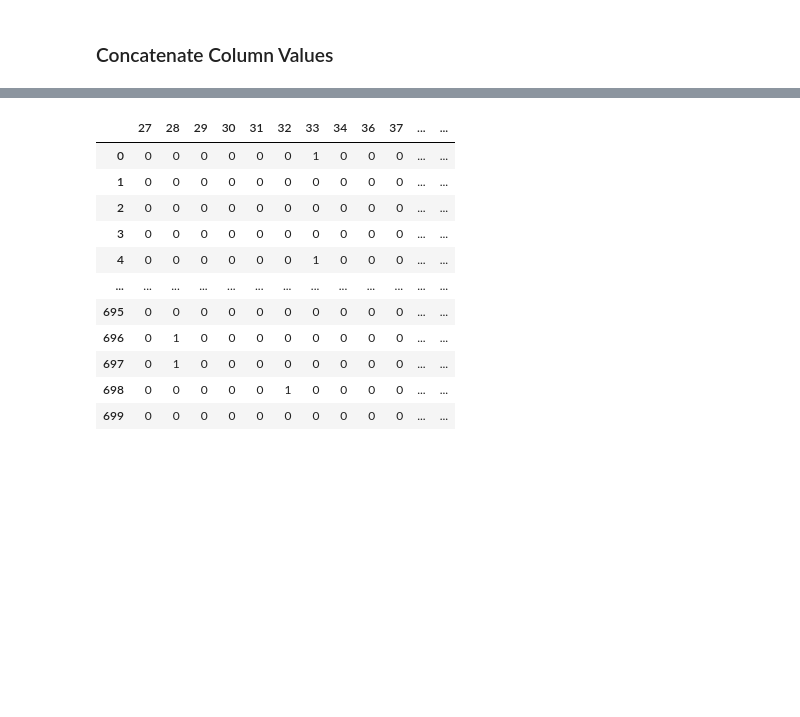
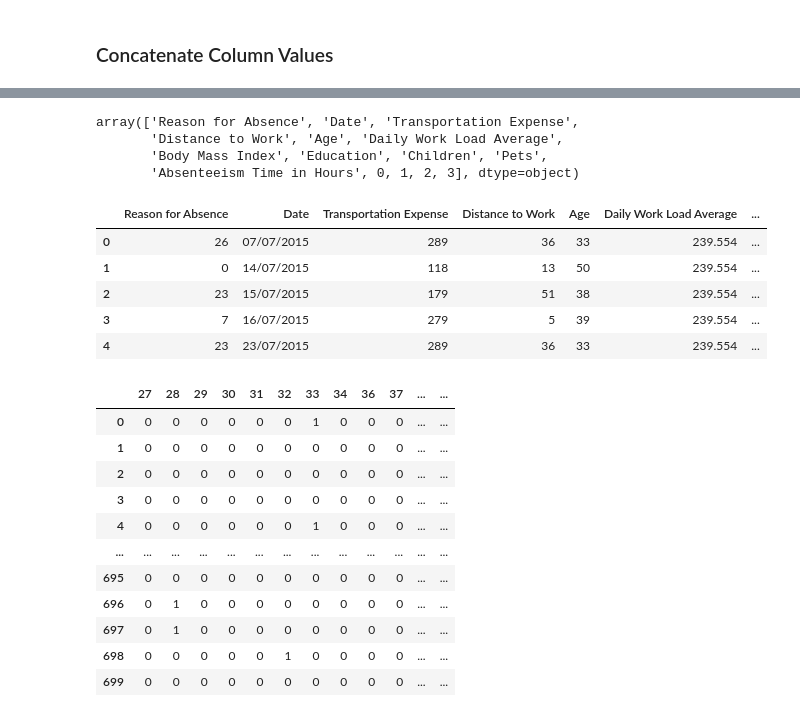
Before and after one commit to I-Sobe/absenteeism, a Jupyter notebook: script.ipynb, the cells around one changed output, grey strips where cells are left out. Cells and saved outputs as stored; diff of their text form; code cells hidden in the pictures; blank space fills up the shorter version.

Commit message:
Feat.Engineering: Renaming the new columns

```diff
--- a/script.ipynb
+++ b/script.ipynb
@@ -195,3 +209,27 @@ df
+# %%
+df.columns.values
+# %% [output]
+array(['Reason for Absence', 'Date', 'Transportation Expense',
+       'Distance to Work', 'Age', 'Daily Work Load Average',
+       'Body Mass Index', 'Education', 'Children', 'Pets',
+       'Absenteeism Time in Hours', 0, 1, 2, 3], dtype=object)
+# %%
+# renaming the last concatenated columns
+column_names = ['Reason for Absence', 'Date', 'Transportation Expense',
+       'Distance to Work', 'Age', 'Daily Work Load Average',
+       'Body Mass Index', 'Education', 'Children', 'Pets',
+       'Absenteeism Time in Hours', 'Reason_1', 'Reason_2', 'Reason_3', 'Reason_4']
+# %%
+# adding the new column names to the original dataframe
+df.columns = column_names
+df.head()
+# %% [output]
+|  | Reason for Absence | Date | Transportation Expense | Distance to Work | Age | Daily Work Load Average | ... |
+| 0 | 26 | 07/07/2015 | 289 | 36 | 33 | 239.554 | ... |
+| 1 | 0 | 14/07/2015 | 118 | 13 | 50 | 239.554 | ... |
+| 2 | 23 | 15/07/2015 | 179 | 51 | 38 | 239.554 | ... |
+| 3 | 7 | 16/07/2015 | 279 | 5 | 39 | 239.554 | ... |
+| 4 | 23 | 23/07/2015 | 289 | 36 | 33 | 239.554 | ... |
 # %%
 age_dummies = pd.get_dummies(df['Age'])
 age_dummies
```
Also changed, not shown: parts of 1 cell of this notebook.
